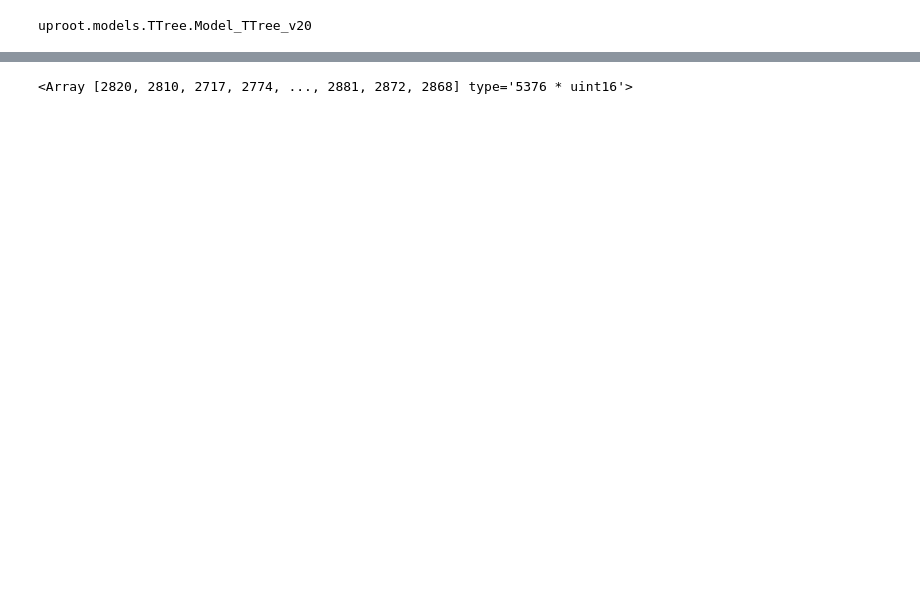
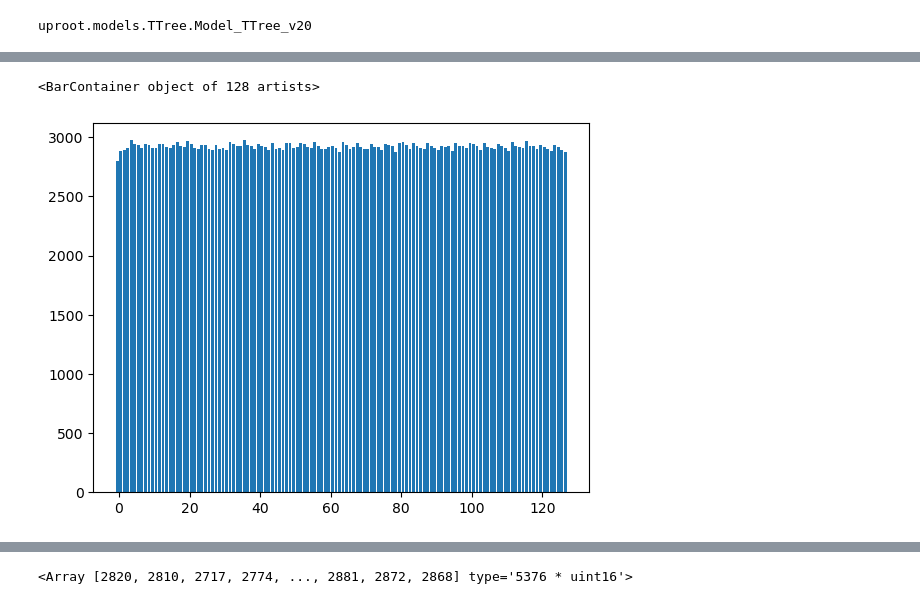
Before and after one commit to JeffersonLab/JANA4ML4FPGA, a Jupyter notebook: python/gemsrs_analysis.ipynb, the cells around one changed output, grey strips where cells are left out. Drawn from its saved outputs; the diff is of its cells as text; code cells hidden in the pictures; blank space fills up the shorter version.

```diff
--- a/python/gemsrs_analysis.ipynb
+++ b/python/gemsrs_analysis.ipynb
@@ -31,2 +19,6 @@ The number is actually the same for the whole run, so we need to get only one el
 # %%
-events['srs_raw_samples_count'].array(library="np", entry_start=entry_start, entry_stop=entry_start+1)[0][0]
+# Now we need to extract number of time-bins for each channel.
+# The number is actually the same for the whole run, so we need to get only one element
+# So we taking 1st element from 1st event we read (1st and the only event)
+num_time_bins=events['srs_raw_samples_count'].array(library="np", entry_start=first_good_event, entry_stop=first_good_event+1)[0][0]
+print(f"Number of time bins: {num_time_bins}")
@@ -36,7 +30,7 @@ type(events)
 uproot.models.TTree.Model_TTree_v20
 # %%
 entry_start = 2
-entry_stop = 10
+entry_stop = entry_start + 1000
 # 'srs_raw_channel',
 # 'srs_raw_apv_id',
 # 'srs_raw_channel_apv',
@@ -44,5 +38,8 @@ entry_stop = 10
 # 'srs_raw_samples_index',
 # 'srs_raw_samples_count',
 
-all = events['srs_raw_samples'].array(library="np", entry_start=entry_start, entry_stop=entry_stop)
+all_samples =  events['srs_raw_samples'].array(library="np", entry_start=entry_start, entry_stop=entry_stop)
+
+num_apvs = int(len(all_samples[0])/num_time_bins/num_channels)
+print(f"Number of APVs: {num_apvs}")
 # %% [output]
@@ -57,0 +85,5 @@ array([array([2820, 2810, 2717, ..., 2881, 2872, 2868], dtype=uint16),
+# %%
+reshape_tuple = (len(all_samples), num_apvs, num_channels, num_time_bins)
+print(f"Reshaping {np.shape(np.vstack(all_samples))} to {reshape_tuple}")
+channel_data = np.vstack(all_samples).reshape(reshape_tuple)
+channel_data.shape
@@ -57,0 +93,4 @@ array([array([2820, 2810, 2717, ..., 2881, 2872, 2868], dtype=uint16),
+# %%
+# Compute the mean over the 0-th and 3-rd axes
+pedestals = np.mean(channel_data, axis=(0, 3))
+pedestals
@@ -58,3 +115,21 @@ array([array([2820, 2810, 2717, ..., 2881, 2872, 2868], dtype=uint16),
+# %%
+# Generate x values
+x_values = np.arange(128) - 0.5
+
+# Create the figure and axes objects
+fig, ax = plt.subplots(figsize=(12, 6))  # You can specify your figure size here
+
+# Create the bar plot on the axes object
+ax.bar(x_values, pedestals[0], width=1.0, edgecolor='black')
+
+# Set axis titles
+ax.set_xlabel('Channels')
+ax.set_ylabel('Pedestals')
+
+plt.bar(np.arange(128) - 0.5, pedestals[0])#, where='post')
+# %% [output]
+<BarContainer object of 128 artists>
+[figure, added]
 # %%
 entry_start = 2
 entry_stop = 10
```
Also changed, not shown: parts of 10 cells of this notebook, 2 other files.
